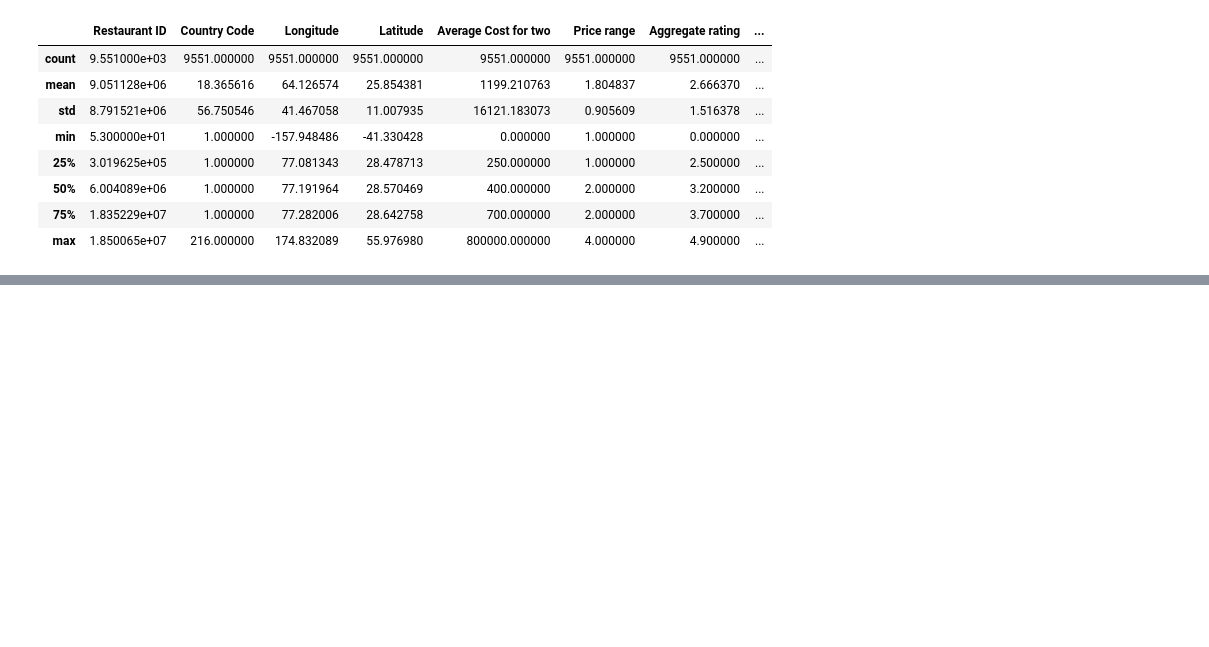
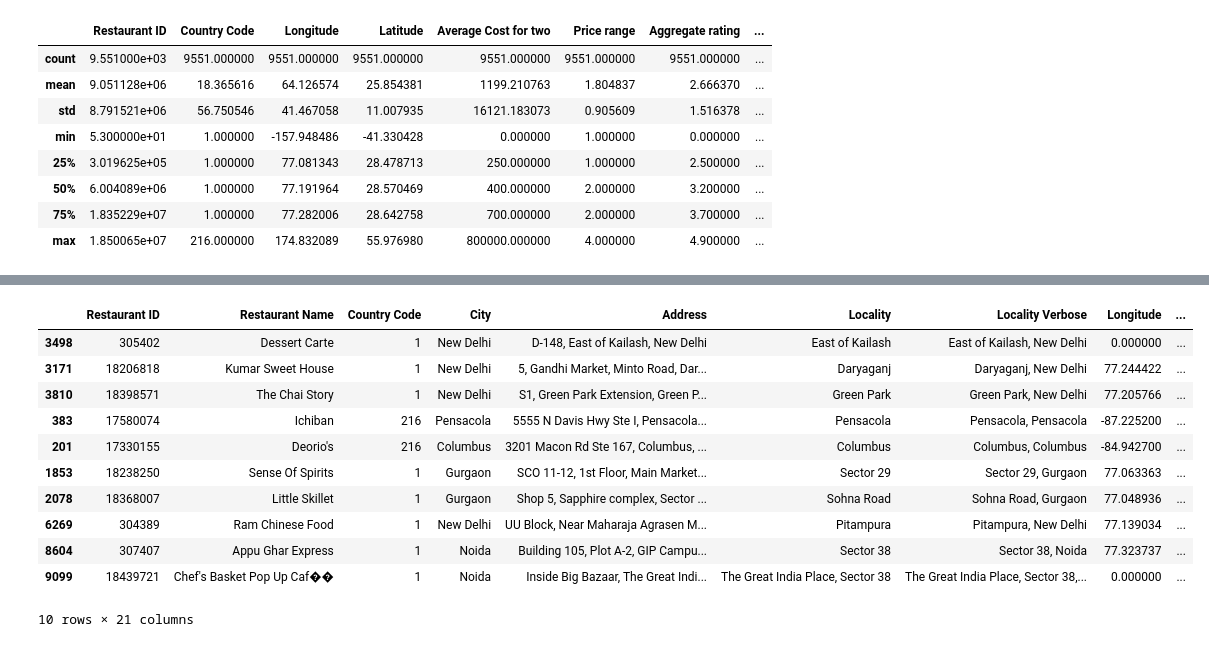
Before and after one commit to rshewatkar/restaurant-ml-project, a Jupyter notebook: notebooks/restaurant_analysis.ipynb.ipynb, the cells around one changed output, grey strips where cells are left out. Cells and saved outputs as stored; diff of their text form; code cells hidden in the pictures; blank space fills up the shorter version.

```diff
--- a/notebooks/restaurant_analysis.ipynb.ipynb
+++ b/notebooks/restaurant_analysis.ipynb.ipynb
@@ -1,7 +1,7 @@
 # %%
 import pandas as pd
 # %%
-url = "D:\ML\Projects-20240722T093004Z-001\My_local_projects\cognifyz\Dataset  (1).csv"
+url = r"D:\GITHUB\restaurant-ml-project\data\restaurant_dataset.csv.csv"
 dataframe = pd.read_csv(url)
 # %%
 dataframe.head(5)
@@ -52,0 +85,15 @@ df.describe()
+# %%
+df.sample(10)
+# %% [output]
+|  | Restaurant ID | Restaurant Name | Country Code | City | Address | Locality | Locality Verbose | Longitude | ... |
+| 3498 | 305402 | Dessert Carte | 1 | New Delhi | D-148, East of Kailash, New Delhi | East of Kailash | East of Kailash, New Delhi | 0.000000 | ... |
+| 3171 | 18206818 | Kumar Sweet House | 1 | New Delhi | 5, Gandhi Market, Minto Road, Dar... | Daryaganj | Daryaganj, New Delhi | 77.244422 | ... |
+| 3810 | 18398571 | The Chai Story | 1 | New Delhi | S1, Green Park Extension, Green P... | Green Park | Green Park, New Delhi | 77.205766 | ... |
+| 383 | 17580074 | Ichiban | 216 | Pensacola | 5555 N Davis Hwy Ste I, Pensacola... | Pensacola | Pensacola, Pensacola | -87.225200 | ... |
+| 201 | 17330155 | Deorio's | 216 | Columbus | 3201 Macon Rd Ste 167, Columbus, ... | Columbus | Columbus, Columbus | -84.942700 | ... |
+| 1853 | 18238250 | Sense Of Spirits | 1 | Gurgaon | SCO 11-12, 1st Floor, Main Market... | Sector 29 | Sector 29, Gurgaon | 77.063363 | ... |
+| 2078 | 18368007 | Little Skillet | 1 | Gurgaon | Shop 5, Sapphire complex, Sector ... | Sohna Road | Sohna Road, Gurgaon | 77.048936 | ... |
+| 6269 | 304389 | Ram Chinese Food | 1 | New Delhi | UU Block, Near Maharaja Agrasen M... | Pitampura | Pitampura, New Delhi | 77.139034 | ... |
+| 8604 | 307407 | Appu Ghar Express | 1 | Noida | Building 105, Plot A-2, GIP Campu... | Sector 38 | Sector 38, Noida | 77.323737 | ... |
+| 9099 | 18439721 | Chef's Basket Pop Up Caf�� | 1 | Noida | Inside Big Bazaar, The Great Indi... | The Great India Place, Sector 38 | The Great India Place, Sector 38,... | 0.000000 | ... |
+10 rows × 21 columns
```
Also changed, not shown: parts of 27 cells of this notebook, 1 other file.
